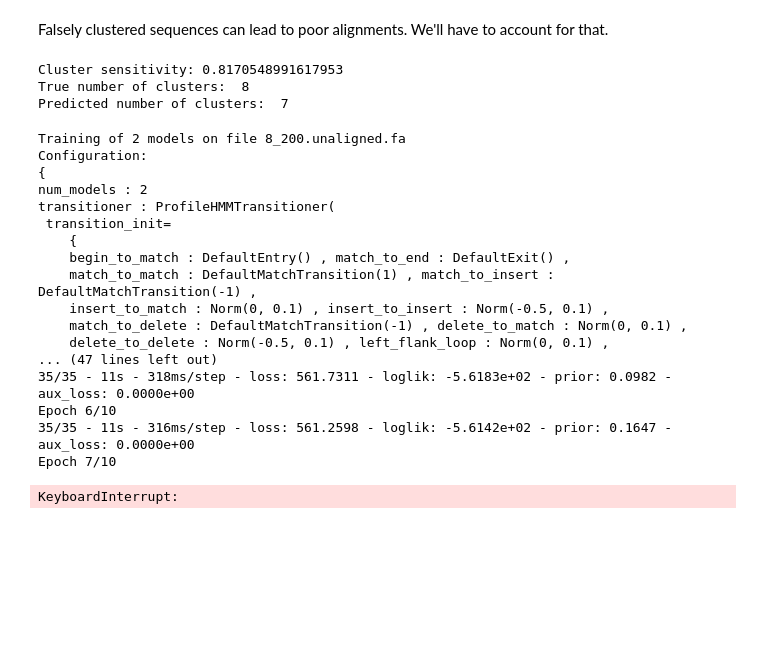
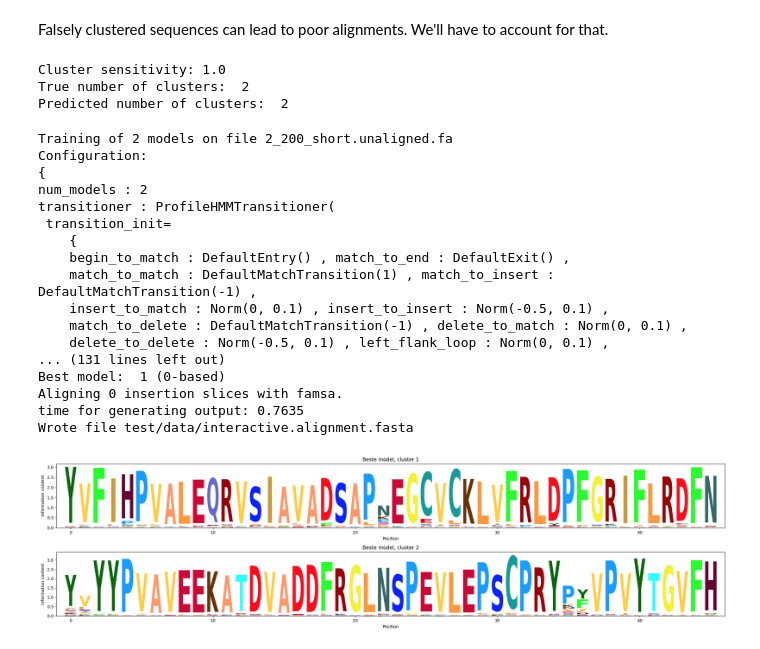
Before and after one commit to Gaius-Augustus/learnMSA, a Jupyter notebook: learnMSA_tree_demo.ipynb, the cells around one changed output. Saved outputs shown, nothing was run; the diff lists cells and outputs as text; code cells hidden in the pictures; blank space fills up the shorter version.

Commit message:
added cluster logo visualization

```diff
--- a/learnMSA_tree_demo.ipynb
+++ b/learnMSA_tree_demo.ipynb
@@ -33,12 +33,13 @@ Moreover, we will visualize the best (according to an objective criterion) model
 
 Change the variables in the following cell to fit your needs.
 # %%
-name = "8_200"
+name = "2_200"
+suffix = "_short"
 
 # unaligned sequences
-train_filename = f"../trees/alisim/{name}.unaligned.fa"
+train_filename = f"../trees/alisim/{name}{suffix}.unaligned.fa"
 # reference alignment of all sequences
-ref_filename = f"../trees/alisim/{name}.phy"
+ref_filename = f"../trees/alisim/{name}{suffix}.fa"
 # tree used to generate the sequences
 tree_filename = f"../trees/treegen/trees/{name}.nwk"
 
@@ -64,7 +65,7 @@ tree_handler = Clustering.cluster_tree(clustering)
 # %% [markdown]
 Falsely clustered sequences can lead to poor alignments. We'll have to account for that.
 # %%
-# compute cluster sensitivity
+# compute cluster precision
 true_cluster_indices = true_tree.get_parent_indices_by_height(0)
 cluster_indices = tree_handler.get_parent_indices_by_height(0)
 
@@ -83,27 +84,28 @@ for i,u_name in enumerate(leaf_names):
                 true_positives += 1
             positives += 1
 
-print("Cluster sensitivity:", true_positives/positives)
+print("Cluster precision:", true_positives/positives)
 print("True number of clusters: ", true_tree.num_anc-1)
 print("Predicted number of clusters: ", tree_handler.num_anc-1)
 # %% [output]
-Cluster sensitivity: 0.8170548991617953
-True number of clusters:  8
-Predicted number of clusters:  7
+Cluster sensitivity: 1.0
+True number of clusters:  2
+Predicted number of clusters:  2
 # %%
 out_filename = "test/data/interactive.alignment.fasta"
 with SequenceDataset(train_filename, fmt="fasta") as data:
-    tree_handler = Clustering.star_tree(data.seq_ids)
-    config = Configuration.make_default(num_models, tree_handler=tree_handler)
+    config = Configuration.make_default(num_models,
+                                        tree_handler=tree_handler,
+                                        tree_loss_weight=1.0)
+    config["epochs"] = [20, 10 , 20]
     config["crop_long_seqs"] = int(np.ceil(2 * np.mean(data.seq_lens))) #comment out to disable cropping
     alignment_model = Align.run_learnMSA(data,
                                         out_filename,
                                         config,
                                         verbose=True,
                                         align_insertions=True)
-    Visualize.print_and_plot(alignment_model, alignment_model.best_model)
 # %% [output]
-Training of 2 models on file 8_200.unaligned.fa
+Training of 2 models on file 2_200_short.unaligned.fa
 Configuration:
 {
 num_models : 2
@@ -115,9 +117,20 @@ transitioner : ProfileHMMTransitioner(
     insert_to_match : Norm(0, 0.1) , insert_to_insert : Norm(-0.5, 0.1) ,
     match_to_delete : DefaultMatchTransition(-1) , delete_to_match : Norm(0, 0.1) ,
     delete_to_delete : Norm(-0.5, 0.1) , left_flank_loop : Norm(0, 0.1) ,
-... (47 lines left out)
-35/35 - 11s - 318ms/step - loss: 561.7311 - loglik: -5.6183e+02 - prior: 0.0982 - aux_loss: 0.0000e+00
-Epoch 6/10
-35/35 - 11s - 316ms/step - loss: 561.2598 - loglik: -5.6142e+02 - prior: 0.1647 - aux_loss: 0.0000e+00
-Epoch 7/10
+... (131 lines left out)
+Best model:  1 (0-based)
+Aligning 0 insertion slices with famsa.
+time for generating output: 0.7635
+Wrote file test/data/interactive.alignment.fasta
-KeyboardInterrupt:
+# %%
+num_clust = tree_handler.num_anc-1
+fig, axes = plt.subplots(num_clust, 1, figsize=(10, 5))
+for i in range(num_clust):
+    ax = axes[i]
+    ax.set_title(f"Beste model, cluster {i+1}")
+    ax.set_xlabel("Position")
+    ax.set_ylabel("Information content")
+    Visualize.plot_logo(alignment_model, alignment_model.best_model, ax, cluster_index=i)
+plt.tight_layout()
+# %% [output]
+[figure, added]
```
Also changed, not shown: parts of 8 cells of this notebook, 3 other files.
